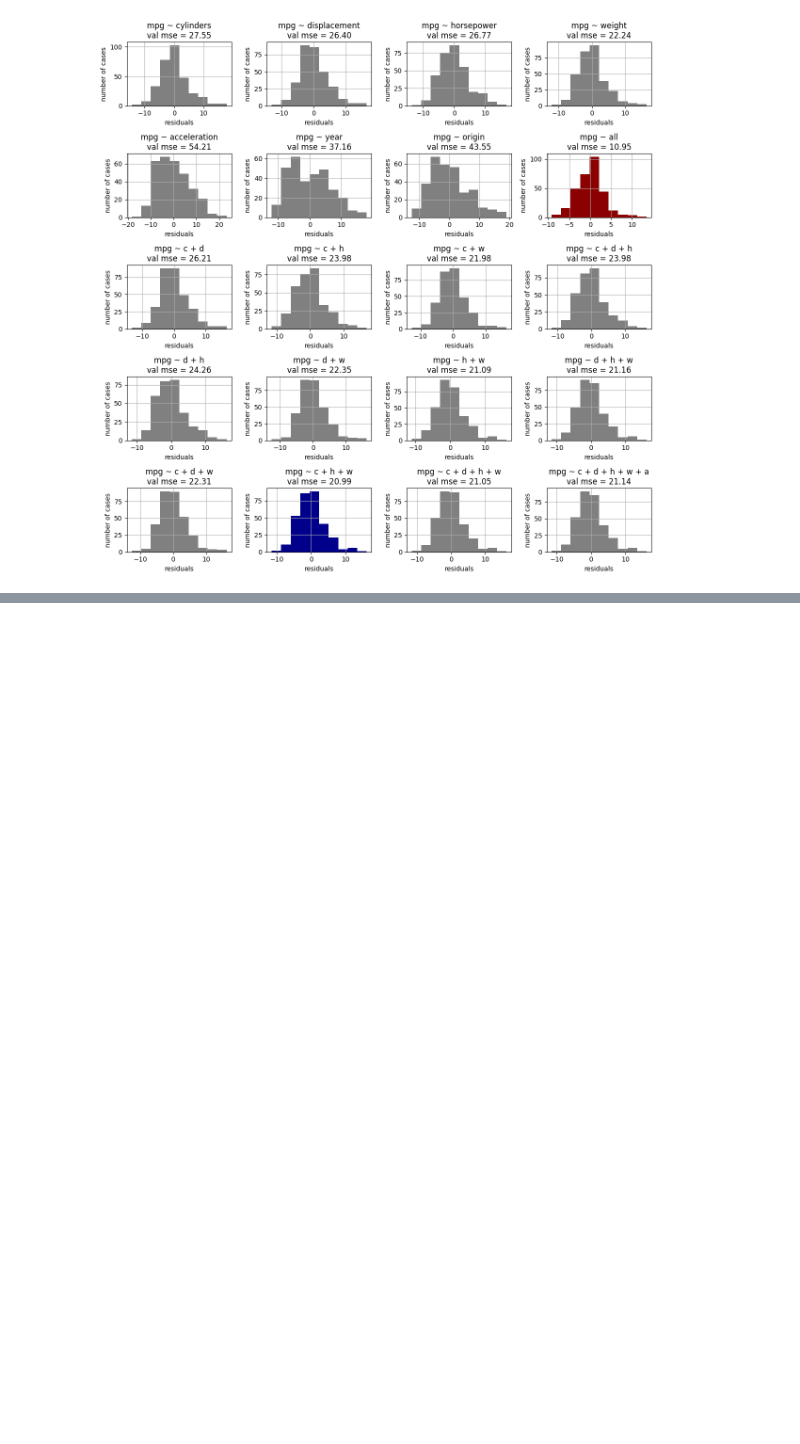
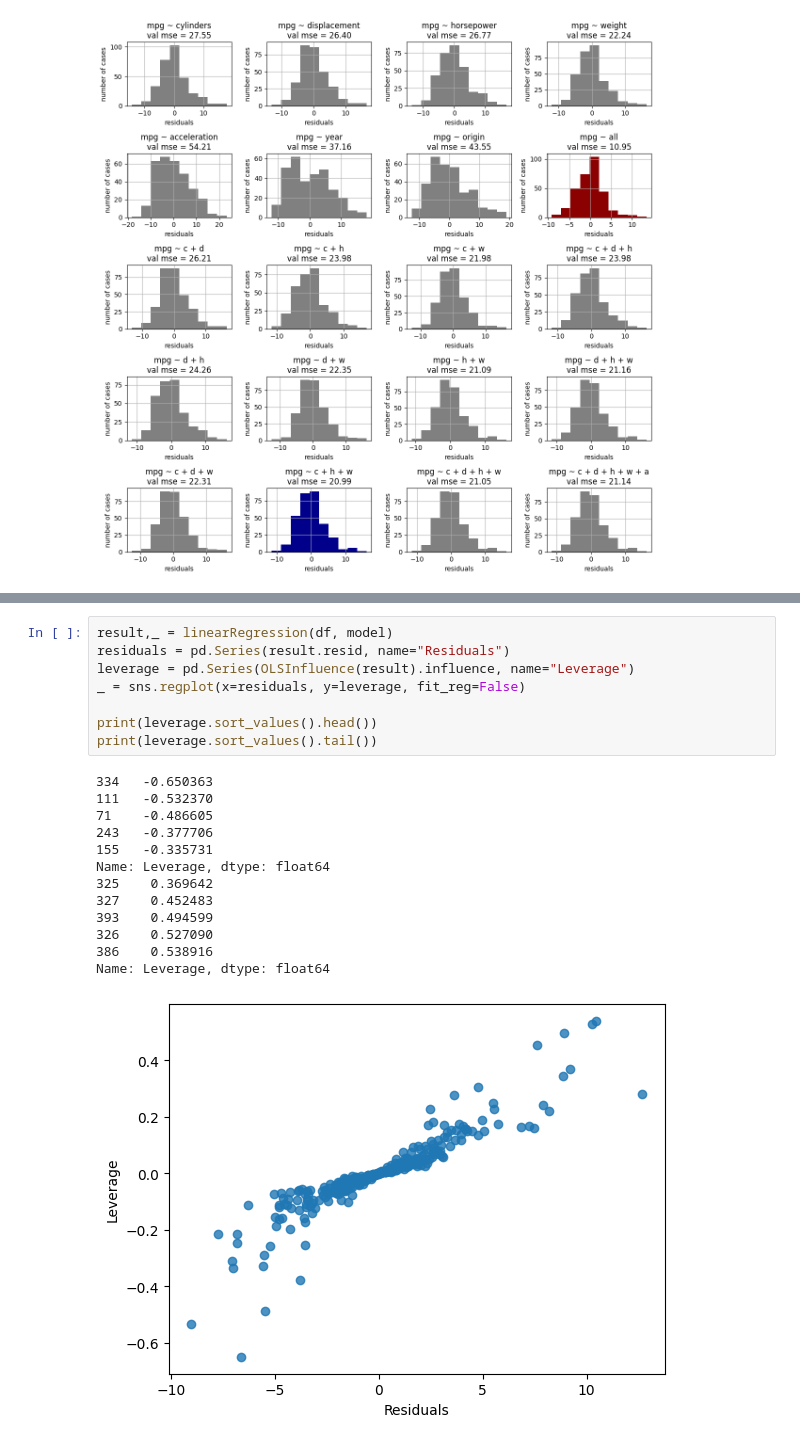
Before and after one commit to zalewski26/data-mining-2023, a Jupyter notebook: regression/auto_analysis.ipynb, the cells around one changed output, grey strips where cells are left out. Cells and saved outputs as stored; diff of their text form; blank space fills up the shorter version.

```diff
--- a/regression/auto_analysis.ipynb
+++ b/regression/auto_analysis.ipynb
@@ -204,0 +282,22 @@ for model in models:
+# %%
+result,_ = linearRegression(df, model)
+residuals = pd.Series(result.resid, name="Residuals")
+leverage = pd.Series(OLSInfluence(result).influence, name="Leverage")
+_ = sns.regplot(x=residuals, y=leverage, fit_reg=False)
+
+print(leverage.sort_values().head())
+print(leverage.sort_values().tail())
+# %% [output]
+334   -0.650363
+111   -0.532370
+71    -0.486605
+243   -0.377706
+155   -0.335731
+Name: Leverage, dtype: float64
+325    0.369642
+327    0.452483
+393    0.494599
+326    0.527090
+386    0.538916
+Name: Leverage, dtype: float64
+[figure, added]
```
Also changed, not shown: parts of 9 cells of this notebook, 2 other files.
